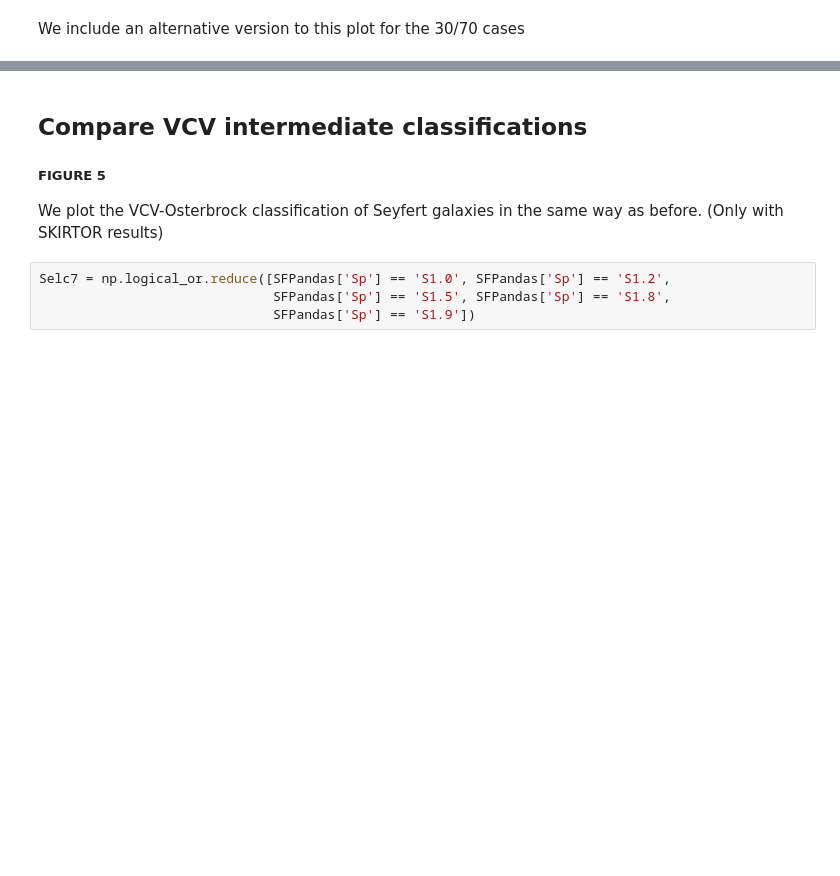
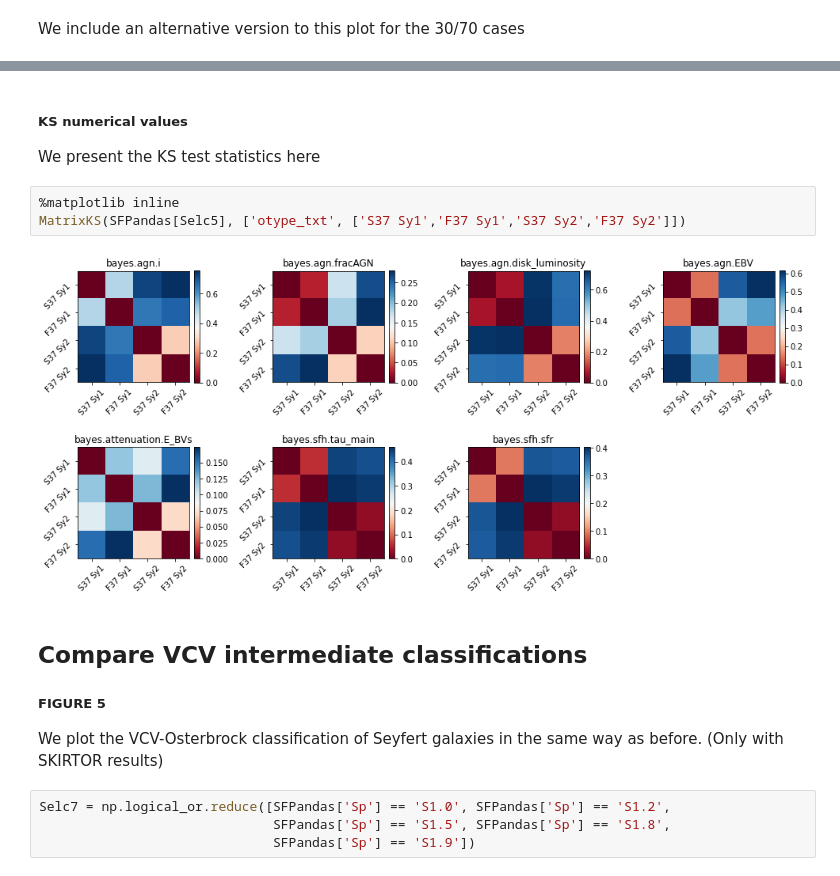
Before and after one commit to aframosp/AGNView, a Jupyter notebook: 11_Analysis_Plots.ipynb, the cells around one changed output, grey strips where cells are left out. Drawn from its saved outputs; the diff is of its cells as text; blank space fills up the shorter version.

```diff
--- a/11_Analysis_Plots.ipynb
+++ b/11_Analysis_Plots.ipynb
@@ -208,3 +263,11 @@ with plt.style.context('seaborn-paper'):
+# %% [markdown]
+##### KS numerical values
+We present the KS test statistics here
+# %%
+%matplotlib inline
+MatrixKS(SFPandas[Selc5], ['otype_txt', ['S37 Sy1','F37 Sy1','S37 Sy2','F37 Sy2']])
+# %% [output]
+[figure, added]
 # %% [markdown]
 ## Compare VCV intermediate classifications
 ##### FIGURE 5
```
Also changed, not shown: parts of 21 cells of this notebook, 2 other files.
